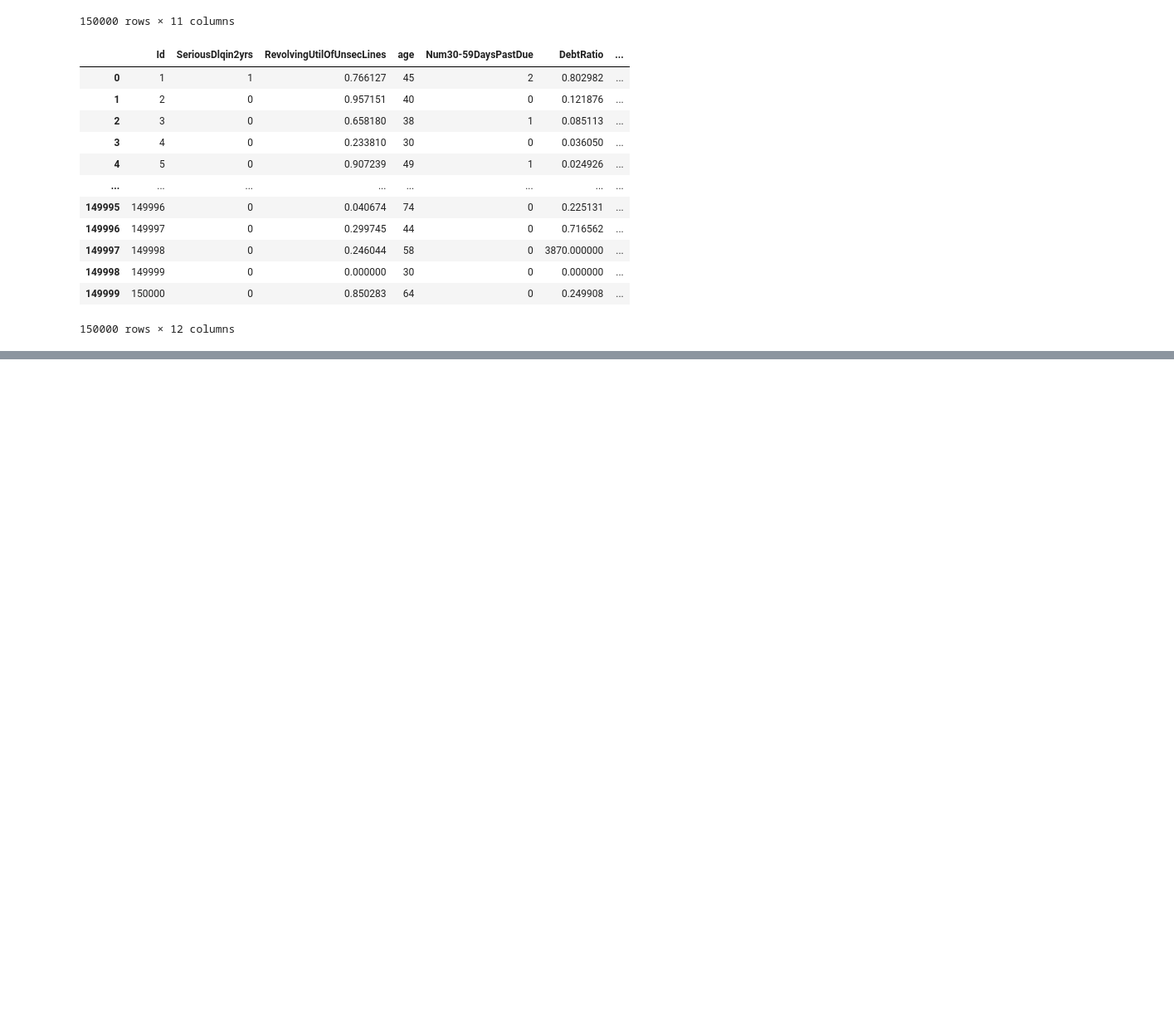
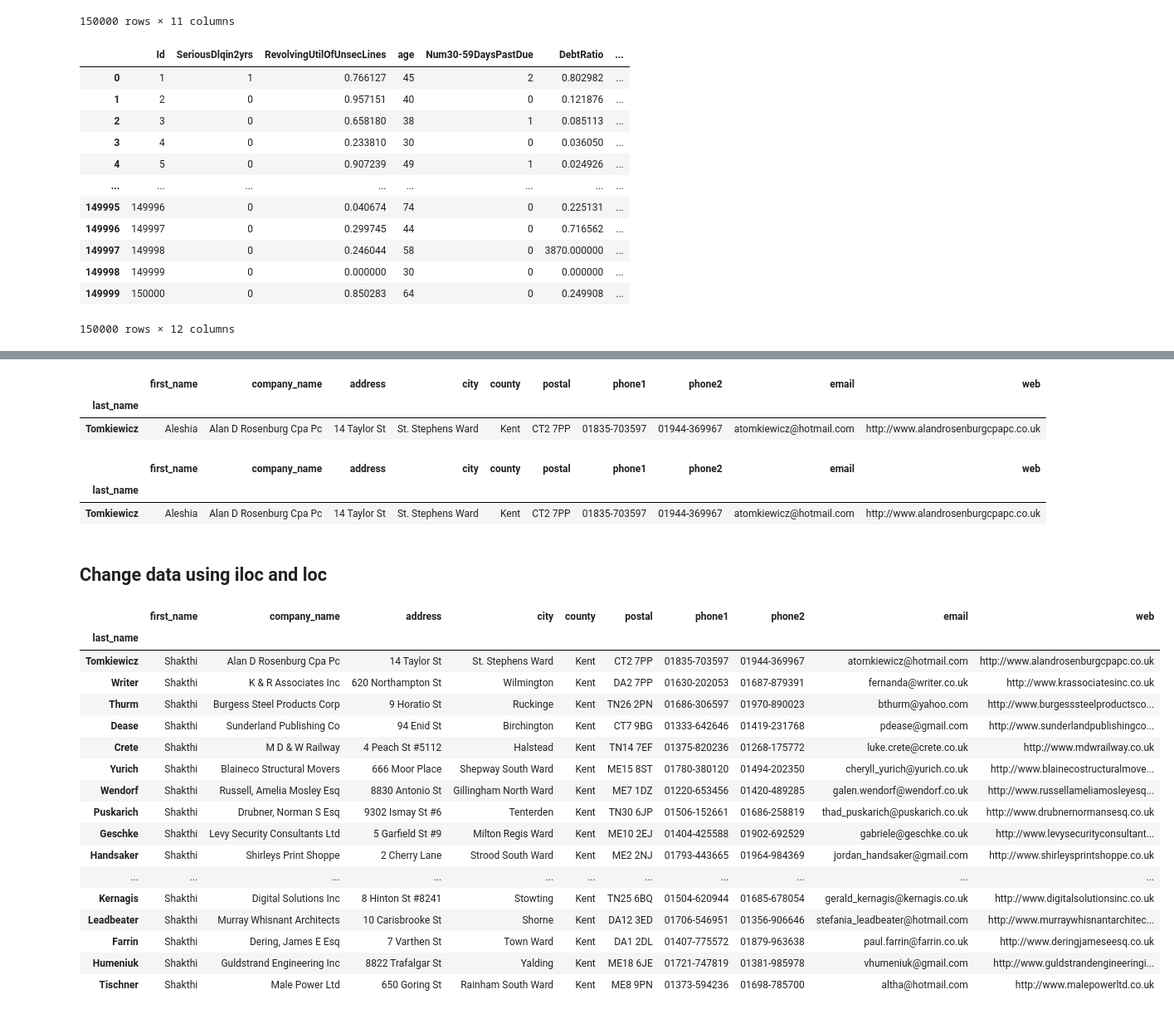
Before and after one commit to shakthi-stack/DataScience15cse431, a Jupyter notebook: pandas_basics.ipynb, the cells around one changed output, grey strips where cells are left out. Shown at 83% size. Cells and saved outputs as stored; diff of their text form; code cells hidden in the pictures; blank space fills up the shorter version.

```diff
--- a/pandas_basics.ipynb
+++ b/pandas_basics.ipynb
@@ -328,0 +835,4 @@ df.rename(columns={
+# %%
+import pandas as pd
+df23=pd.read_csv("/content/drive/My Drive/Colab Notebooks/uk-500.csv")
+df23.head()
@@ -328,0 +962,3 @@ df.rename(columns={
+# %%
+df23.set_index("last_name",inplace=True)
+df23.head()
@@ -328,0 +1066,38 @@ df.rename(columns={
+# %%
+#without iloc
+df23[(df23["county"]=="Kent")&(df23["first_name"]=="Aleshia")]
+# %% [output]
+|  | first_name | company_name | address | city | county | postal | phone1 | phone2 | email | web |
+| last_name |  |  |  |  |  |  |  |  |  |  |
+| Tomkiewicz | Aleshia | Alan D Rosenburg Cpa Pc | 14 Taylor St | St. Stephens Ward | Kent | CT2 7PP | 01835-703597 | 01944-369967 | atomkiewicz@hotmail.com | http://www.alandrosenburgcpapc.co.uk |
+# %%
+df23.loc[(df23["county"]=="Kent")&(df23["first_name"]=="Aleshia")]
+# %% [output]
+|  | first_name | company_name | address | city | county | postal | phone1 | phone2 | email | web |
+| last_name |  |  |  |  |  |  |  |  |  |  |
+| Tomkiewicz | Aleshia | Alan D Rosenburg Cpa Pc | 14 Taylor St | St. Stephens Ward | Kent | CT2 7PP | 01835-703597 | 01944-369967 | atomkiewicz@hotmail.com | http://www.alandrosenburgcpapc.co.uk |
+# %% [markdown]
+## Change data using iloc and loc
+# %%
+df23.loc[(df23["county"]=="Kent"),["first_name"]]="Shakthi"
+# %%
+df23.loc[(df23["county"]=="Kent")&(df23["first_name"]=="Shakthi")]
+# %% [output]
+|  | first_name | company_name | address | city | county | postal | phone1 | phone2 | email | web |
+| last_name |  |  |  |  |  |  |  |  |  |  |
+| Tomkiewicz | Shakthi | Alan D Rosenburg Cpa Pc | 14 Taylor St | St. Stephens Ward | Kent | CT2 7PP | 01835-703597 | 01944-369967 | atomkiewicz@hotmail.com | http://www.alandrosenburgcpapc.co.uk |
+| Writer | Shakthi | K & R Associates Inc | 620 Northampton St | Wilmington | Kent | DA2 7PP | 01630-202053 | 01687-879391 | fernanda@writer.co.uk | http://www.krassociatesinc.co.uk |
+| Thurm | Shakthi | Burgess Steel Products Corp | 9 Horatio St | Ruckinge | Kent | TN26 2PN | 01686-306597 | 01970-890023 | bthurm@yahoo.com | http://www.burgesssteelproductsco... |
+| Dease | Shakthi | Sunderland Publishing Co | 94 Enid St | Birchington | Kent | CT7 9BG | 01333-642646 | 01419-231768 | pdease@gmail.com | http://www.sunderlandpublishingco... |
+| Crete | Shakthi | M D & W Railway | 4 Peach St #5112 | Halstead | Kent | TN14 7EF | 01375-820236 | 01268-175772 | luke.crete@crete.co.uk | http://www.mdwrailway.co.uk |
+| Yurich | Shakthi | Blaineco Structural Movers | 666 Moor Place | Shepway South Ward | Kent | ME15 8ST | 01780-380120 | 01494-202350 | cheryll_yurich@yurich.co.uk | http://www.blainecostructuralmove... |
+| Wendorf | Shakthi | Russell, Amelia Mosley Esq | 8830 Antonio St | Gillingham North Ward | Kent | ME7 1DZ | 01220-653456 | 01420-489285 | galen.wendorf@wendorf.co.uk | http://www.russellameliamosleyesq... |
+| Puskarich | Shakthi | Drubner, Norman S Esq | 9302 Ismay St #6 | Tenterden | Kent | TN30 6JP | 01506-152661 | 01686-258819 | thad_puskarich@puskarich.co.uk | http://www.drubnernormansesq.co.uk |
+| Geschke | Shakthi | Levy Security Consultants Ltd | 5 Garfield St #9 | Milton Regis Ward | Kent | ME10 2EJ | 01404-425588 | 01902-692529 | gabriele@geschke.co.uk | http://www.levysecurityconsultant... |
+| Handsaker | Shakthi | Shirleys Print Shoppe | 2 Cherry Lane | Strood South Ward | Kent | ME2 2NJ | 01793-443665 | 01964-984369 | jordan_handsaker@gmail.com | http://www.shirleysprintshoppe.co.uk |
+| ... | ... | ... | ... | ... | ... | ... | ... | ... | ... | ... |
+| Kernagis | Shakthi | Digital Solutions Inc | 8 Hinton St #8241 | Stowting | Kent | TN25 6BQ | 01504-620944 | 01685-678054 | gerald_kernagis@kernagis.co.uk | http://www.digitalsolutionsinc.co.uk |
+| Leadbeater | Shakthi | Murray Whisnant Architects | 10 Carisbrooke St | Shorne | Kent | DA12 3ED | 01706-546951 | 01356-906646 | stefania_leadbeater@hotmail.com | http://www.murraywhisnantarchitec... |
+| Farrin | Shakthi | Dering, James E Esq | 7 Varthen St | Town Ward | Kent | DA1 2DL | 01407-775572 | 01879-963638 | paul.farrin@farrin.co.uk | http://www.deringjameseesq.co.uk |
+| Humeniuk | Shakthi | Guldstrand Engineering Inc | 8822 Trafalgar St | Yalding | Kent | ME18 6JE | 01721-747819 | 01381-985978 | vhumeniuk@gmail.com | http://www.guldstrandengineeringi... |
+| Tischner | Shakthi | Male Power Ltd | 650 Goring St | Rainham South Ward | Kent | ME8 9PN | 01373-594236 | 01698-785700 | altha@hotmail.com | http://www.malepowerltd.co.uk |
```
Also changed, not shown: parts of 161 cells of this notebook.
